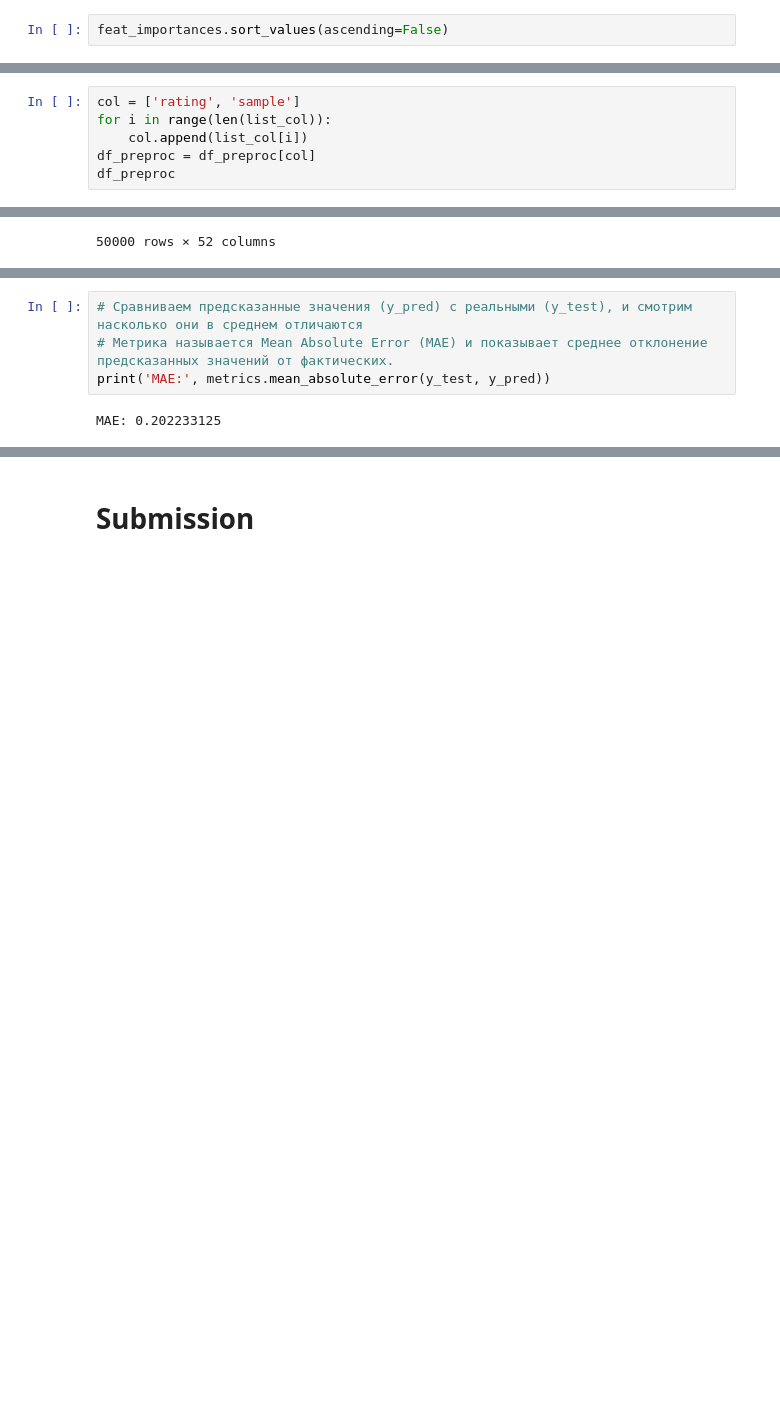
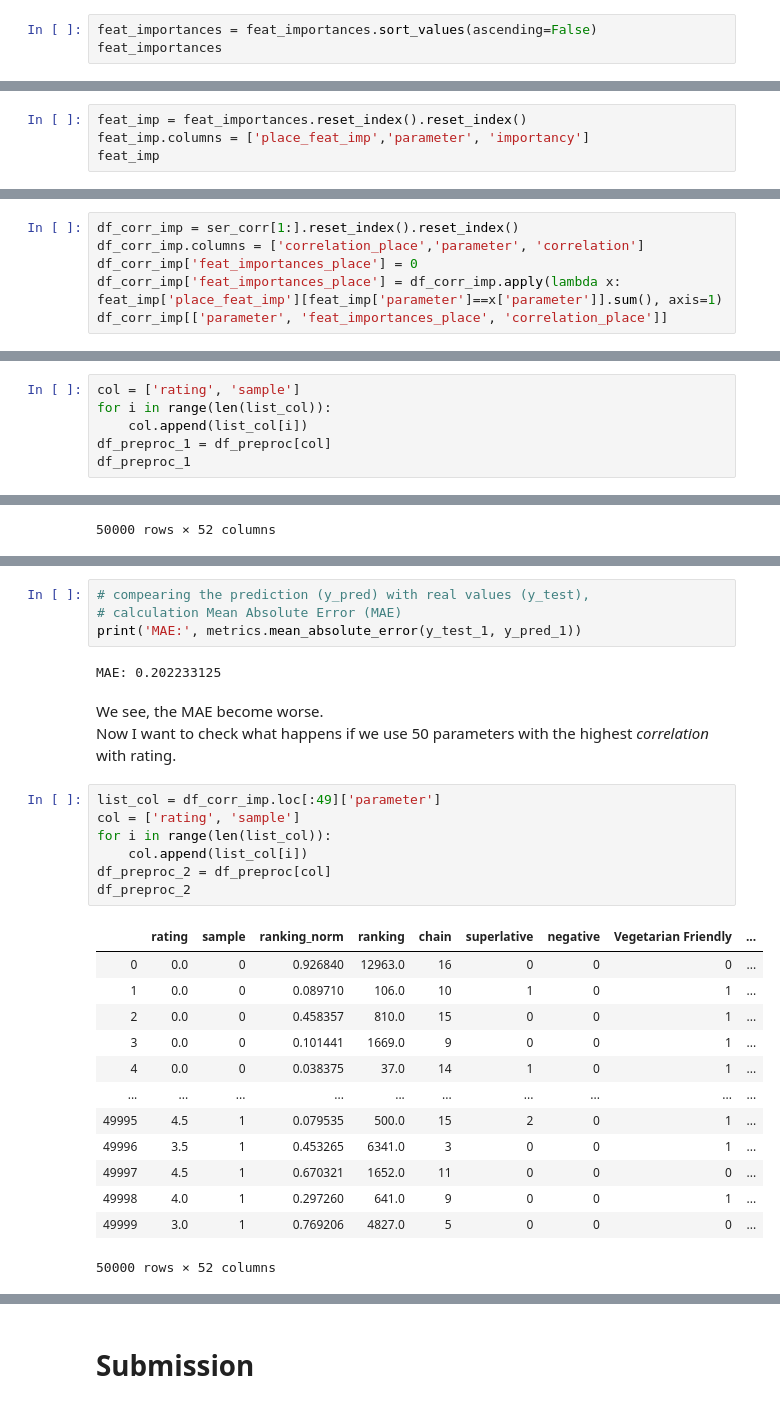
Before and after one commit to NataliaDein/skillfactory_rds, a Jupyter notebook: module_3/natalia-dein-sf-tripadvisor-rating.ipynb, the cells around one changed output, grey strips where cells are left out. Drawn from its saved outputs; the diff is of its cells as text; blank space fills up the shorter version.

```diff
--- a/module_3/natalia-dein-sf-tripadvisor-rating.ipynb
+++ b/module_3/natalia-dein-sf-tripadvisor-rating.ipynb
@@ -1265,7 +1346,8 @@ feat_importances.nlargest(50).plot(kind='barh')
 <matplotlib.axes._subplots.AxesSubplot at 0x...>
 [figure]
 # %%
-feat_importances.sort_values(ascending=False)
+feat_importances = feat_importances.sort_values(ascending=False)
+feat_importances
 # %% [output]
 ranking_norm              5.673314e-01
 number of reviews         1.040482e-01
@@ -1286,0 +1371,4 @@ dtype: float64
+# %%
+feat_imp = feat_importances.reset_index().reset_index()
+feat_imp.columns = ['place_feat_imp','parameter', 'importancy']
+feat_imp
@@ -1286,0 +1393,6 @@ dtype: float64
+# %%
+df_corr_imp = ser_corr[1:].reset_index().reset_index()
+df_corr_imp.columns = ['correlation_place','parameter', 'correlation']
+df_corr_imp['feat_importances_place'] = 0
+df_corr_imp['feat_importances_place'] = df_corr_imp.apply(lambda x: feat_imp['place_feat_imp'][feat_imp['parameter']==x['parameter']].sum(), axis=1)
+df_corr_imp[['parameter', 'feat_importances_place', 'correlation_place']]
@@ -1296,8 +1425,8 @@ len(list_col)
 col = ['rating', 'sample']
 for i in range(len(list_col)):
     col.append(list_col[i])
-df_preproc = df_preproc[col]
-df_preproc
+df_preproc_1 = df_preproc[col]
+df_preproc_1
 # %% [output]
 |  | rating | sample | ranking_norm | number of reviews | Rome | weight_in_city | number of reviews_norm | ... |
 | 0 | 0.0 | 0 | 0.926840 | 4.0 | 0 | 0.471187 | 0.000394 | ... |
@@ -1345,9 +1471,33 @@ y_pred = model.predict(X_test)
 [Parallel(n_jobs=4)]: Using backend ThreadingBackend with 4 concurrent workers.
 [Parallel(n_jobs=4)]: Done  42 tasks      | elapsed:    0.0s
 [Parallel(n_jobs=4)]: Done 100 out of 100 | elapsed:    0.0s finished
-# %%
-# Сравниваем предсказанные значения (y_pred) с реальными (y_test), и смотрим насколько они в среднем отличаются
-# Метрика называется Mean Absolute Error (MAE) и показывает среднее отклонение предсказанных значений от фактических.
-print('MAE:', metrics.mean_absolute_error(y_test, y_pred))
-# %% [output]
-MAE: 0.202233125
+# %%
+# compearing the prediction (y_pred) with real values (y_test),
+# calculation Mean Absolute Error (MAE)
+print('MAE:', metrics.mean_absolute_error(y_test_1, y_pred_1))
+# %% [output]
+MAE: 0.202233125
+# %% [markdown]
+We see, the MAE become worse.
+Now I want to check what happens if we use 50 parameters with the highest *correlation* with rating.
+# %%
+list_col = df_corr_imp.loc[:49]['parameter']
+col = ['rating', 'sample']
+for i in range(len(list_col)):
+    col.append(list_col[i])
+df_preproc_2 = df_preproc[col]
+df_preproc_2
+# %% [output]
+|  | rating | sample | ranking_norm | ranking | chain | superlative | negative | Vegetarian Friendly | ... |
+| 0 | 0.0 | 0 | 0.926840 | 12963.0 | 16 | 0 | 0 | 0 | ... |
+| 1 | 0.0 | 0 | 0.089710 | 106.0 | 10 | 1 | 0 | 1 | ... |
+| 2 | 0.0 | 0 | 0.458357 | 810.0 | 15 | 0 | 0 | 1 | ... |
+| 3 | 0.0 | 0 | 0.101441 | 1669.0 | 9 | 0 | 0 | 1 | ... |
+| 4 | 0.0 | 0 | 0.038375 | 37.0 | 14 | 1 | 0 | 1 | ... |
+| ... | ... | ... | ... | ... | ... | ... | ... | ... | ... |
+| 49995 | 4.5 | 1 | 0.079535 | 500.0 | 15 | 2 | 0 | 1 | ... |
+| 49996 | 3.5 | 1 | 0.453265 | 6341.0 | 3 | 0 | 0 | 1 | ... |
+| 49997 | 4.5 | 1 | 0.670321 | 1652.0 | 11 | 0 | 0 | 0 | ... |
+| 49998 | 4.0 | 1 | 0.297260 | 641.0 | 9 | 0 | 0 | 1 | ... |
+| 49999 | 3.0 | 1 | 0.769206 | 4827.0 | 5 | 0 | 0 | 0 | ... |
+50000 rows × 52 columns
```
Also changed, not shown: parts of 33 cells of this notebook.
